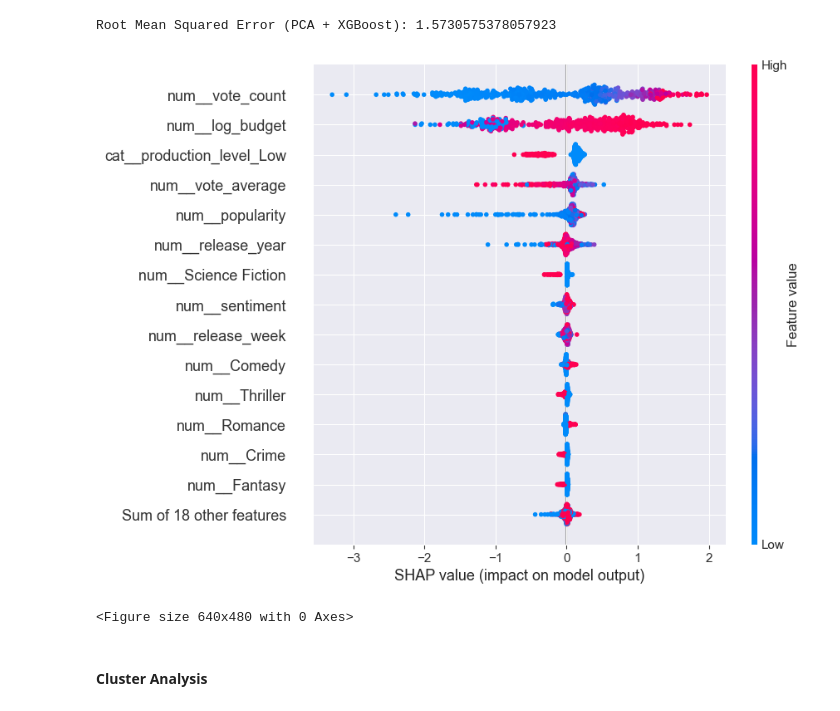
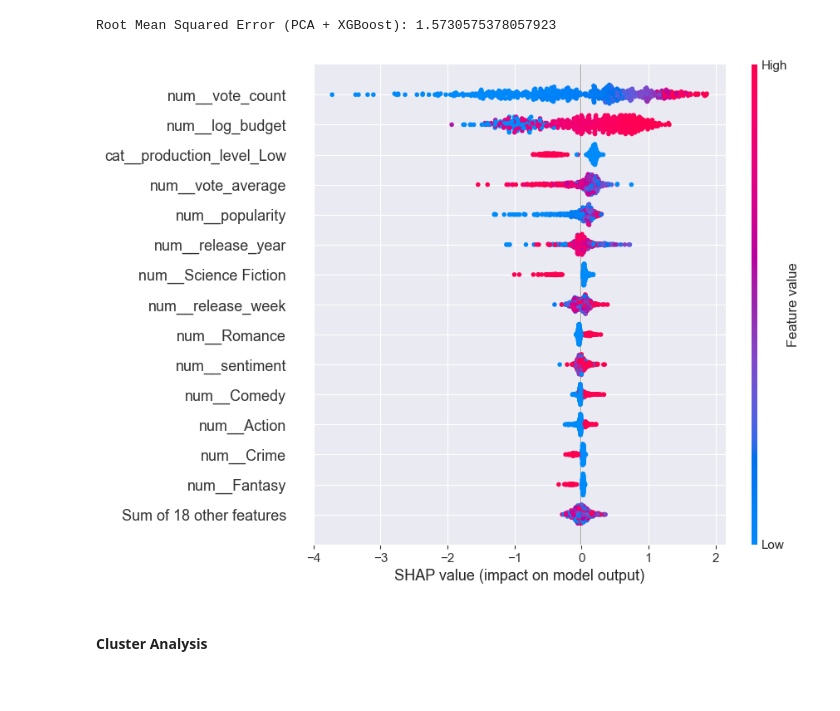
Before and after one commit to jessahal/Box-office-predictions, a Jupyter notebook: box_office_model_fitting.ipynb, the cells around one changed output. Drawn from its saved outputs; the diff is of its cells as text; code cells hidden in the pictures.

```diff
--- a/box_office_model_fitting.ipynb
+++ b/box_office_model_fitting.ipynb
@@ -446,33 +446,29 @@ Root Mean Squared Error (PCA + XGBoost): 1.5730575378057923
 # %%
 # Step 1: Preprocess the data (using the same transformation as in your pipeline)
 X_test_transformed = model_xgb.named_steps['preprocessor'].transform(X_test)
 
-# Step 2: Fit the model (already done earlier)
-# model_rf.fit(X_train, y_train)  # Already fit earlier
-
 # Step 3: Initialize SHAP Explainer
-explainer = shap.Explainer(model_rf.named_steps['regressor'], X_test_transformed)
+explainer = shap.Explainer(model_xgb.named_steps['regressor'], X_test_transformed)
 
 # Step 4: Compute SHAP values
 shap_values = explainer(X_test_transformed)
 
 # Step 5: Get feature names (these come from the preprocessor pipeline)
 # Categorical features will have their one-hot encoded names
 # For example, if the 'production_level' has three possible values,
 # the one-hot encoder will create three new features with the original column name and the class labels.
 feature_names = model_rf.named_steps['preprocessor'].get_feature_names_out()
 
 # Step 6: Beeswarm plot of top 15 features
 exp = shap.Explanation(shap_values.values, shap_values.base_values, X_test_transformed, feature_names=feature_names)
 
 # Visualize top 15 most important features
 shap.plots.beeswarm(exp, max_display=15)
 
 # Show the plot
 plt.show()
 # %% [output]
-[figure, old version]
+[figure, new version]
-<Figure size 640x480 with 0 Axes>
 # %% [markdown]
 #### Cluster Analysis
 # %%
```
Also changed, not shown: parts of 6 cells of this notebook.
